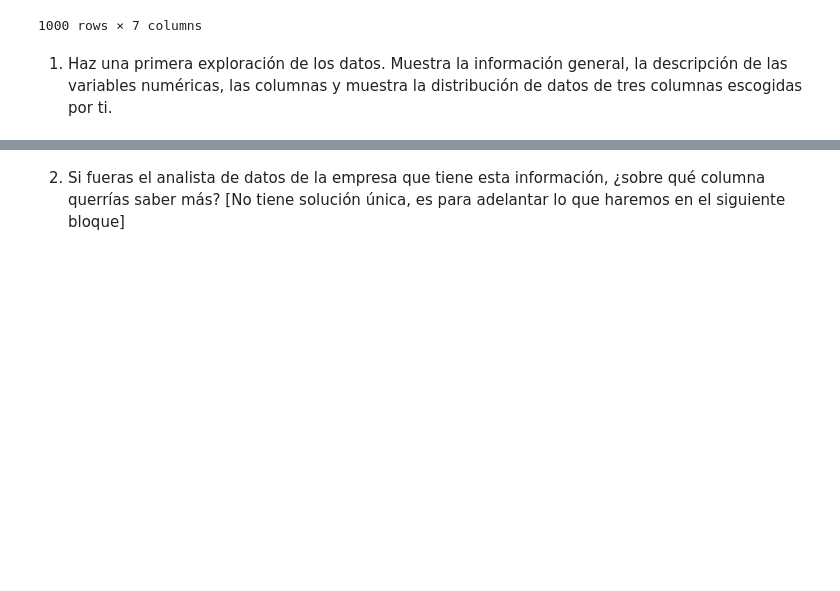
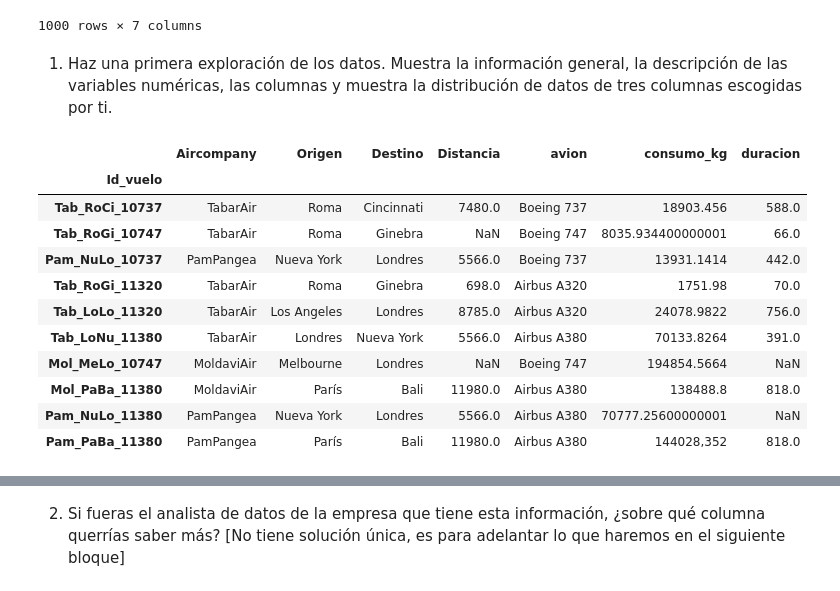
Before and after one commit to Whitee-12/DS-online-blanca, a Jupyter notebook: 02_Herramientas_Avanzadas/Sprint_04/Unidad_02_Pandas_II/03_Practica_Obligatoria/18_Practica_Obligatoria_Pandas_II.ipynb, the cells around one changed output, grey strips where cells are left out. Cells and saved outputs as stored; diff of their text form; code cells hidden in the pictures; blank space fills up the shorter version.

```diff
--- a/02_Herramientas_Avanzadas/Sprint_04/Unidad_02_Pandas_II/03_Practica_Obligatoria/18_Practica_Obligatoria_Pandas_II.ipynb
+++ b/02_Herramientas_Avanzadas/Sprint_04/Unidad_02_Pandas_II/03_Practica_Obligatoria/18_Practica_Obligatoria_Pandas_II.ipynb
@@ -40,0 +43,15 @@ df_viajes_aereos
+# %%
+df.sample(10)
+# %% [output]
+|  | Aircompany | Origen | Destino | Distancia | avion | consumo_kg | duracion |
+| Id_vuelo |  |  |  |  |  |  |  |
+| Tab_RoCi_10737 | TabarAir | Roma | Cincinnati | 7480.0 | Boeing 737 | 18903.456 | 588.0 |
+| Tab_RoGi_10747 | TabarAir | Roma | Ginebra | NaN | Boeing 747 | 8035.934400000001 | 66.0 |
+| Pam_NuLo_10737 | PamPangea | Nueva York | Londres | 5566.0 | Boeing 737 | 13931.1414 | 442.0 |
+| Tab_RoGi_11320 | TabarAir | Roma | Ginebra | 698.0 | Airbus A320 | 1751.98 | 70.0 |
+| Tab_LoLo_11320 | TabarAir | Los Angeles | Londres | 8785.0 | Airbus A320 | 24078.9822 | 756.0 |
+| Tab_LoNu_11380 | TabarAir | Londres | Nueva York | 5566.0 | Airbus A380 | 70133.8264 | 391.0 |
+| Mol_MeLo_10747 | MoldaviAir | Melbourne | Londres | NaN | Boeing 747 | 194854.5664 | NaN |
+| Mol_PaBa_11380 | MoldaviAir | París | Bali | 11980.0 | Airbus A380 | 138488.8 | 818.0 |
+| Pam_NuLo_11380 | PamPangea | Nueva York | Londres | 5566.0 | Airbus A380 | 70777.25600000001 | NaN |
+| Pam_PaBa_11380 | PamPangea | París | Bali | 11980.0 | Airbus A380 | 144028,352 | 818.0 |
```
Also changed, not shown: parts of 8 cells of this notebook.
